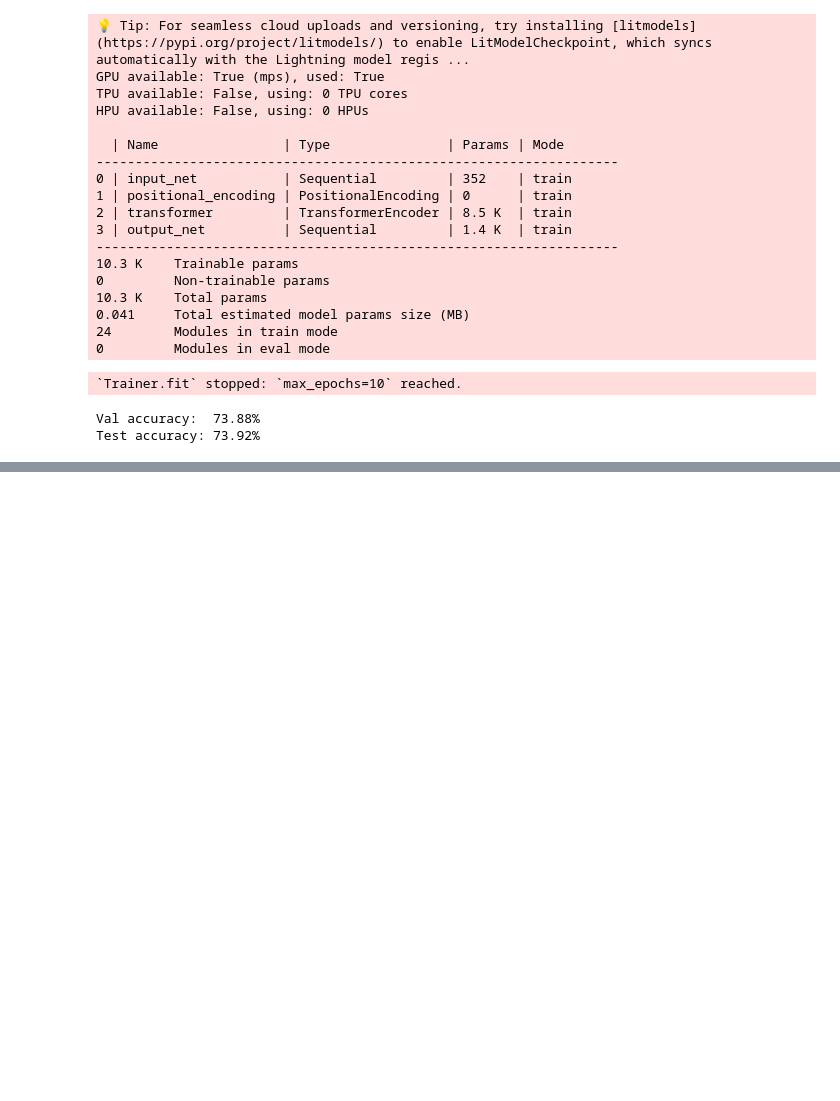
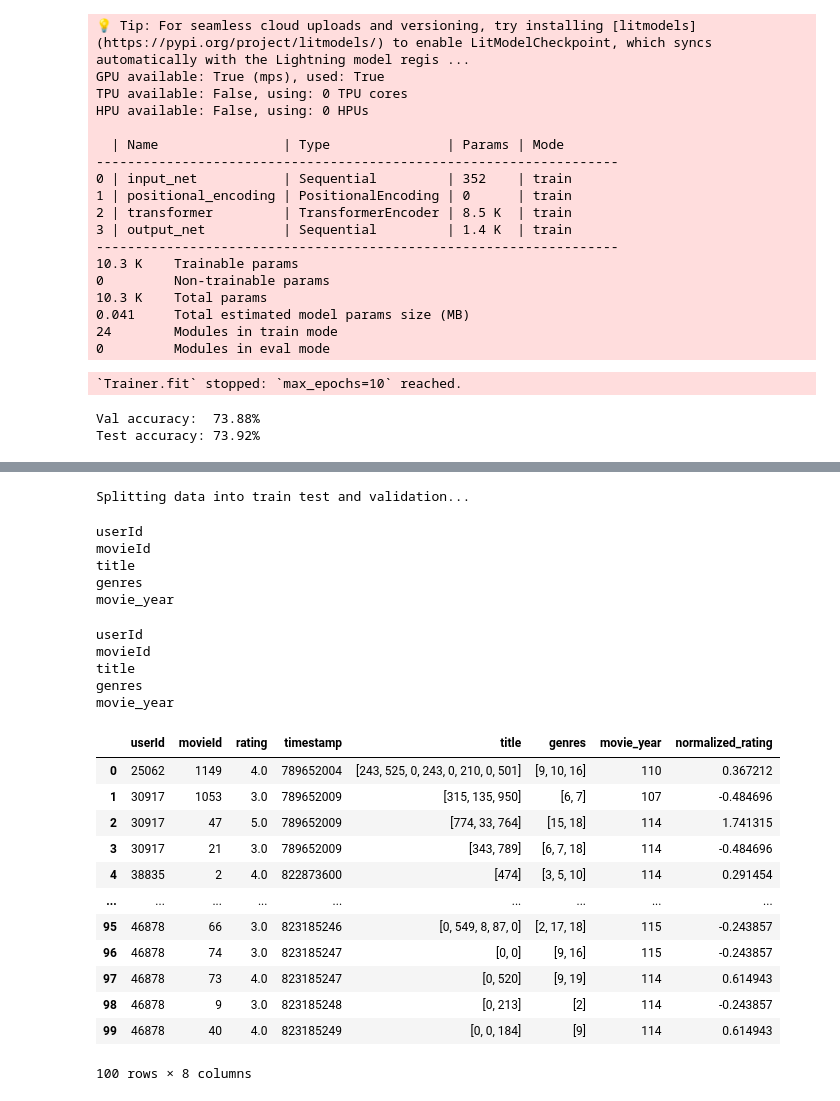
Before and after one commit to funktor/recsys, a Jupyter notebook: py-transformers.ipynb, the cells around one changed output, grey strips where cells are left out. Drawn from its saved outputs; the diff is of its cells as text; code cells hidden in the pictures; blank space fills up the shorter version.

```diff
--- a/py-transformers.ipynb
+++ b/py-transformers.ipynb
@@ -486,0 +574,4 @@ Test accuracy: 73.92%
+# %%
+df.drop(columns=["mean_user_rating", "std_user_rating"], inplace=True)
+# %%
+df.drop(columns=["rating"], inplace=True)
@@ -486,0 +594,27 @@ Test accuracy: 73.92%
+# %%
+def split_train_test(df:pd.DataFrame, min_rated=10, test_ratio=0.8, val_ratio=0.8):
+    print("Splitting data into train test and validation...")
+    # Split data into training, testing and validation
+    df = df.sort_values(by='timestamp')
+    df2 = df[["userId", "movieId"]].groupby(by=["userId"]).agg(list).reset_index()
+
+    # Filter all user_ids who have rated more than 'min_rated' movies
+    df2 = df2[df2.movieId.apply(len) > min_rated]
+    df = df.merge(df2, on=["userId"], how="inner", suffixes=("", "_right"))
+    df.drop(columns=['movieId_right'], inplace=True)
+
+    n = df.shape[0]
+    m = int(test_ratio*n)
+
+    df_train_val = df[:m]
+    df_test = df[m:]
+
+    k = int(val_ratio*m)
+    df_train = df_train_val[:k]
+    df_val = df_train_val[k:]
+
+    return df_train, df_val, df_test
+# %%
+df_train, df_val, df_test = split_train_test(df, min_rated=5)
+# %% [output]
+Splitting data into train test and validation...
@@ -486,0 +654,14 @@ Test accuracy: 73.92%
+# %%
+vocabulary = {}
+max_vocab_size = {'userId':1e100, 'movieId':1e100, 'title':1e6, 'genres':100, 'movie_year':1e100}
+
+for col in ['userId', 'movieId', 'title', 'genres', 'movie_year']:
+    print(col)
+    df_train[col], v = categorical_encoding(df_train, col, max_vocab_size[col])
+    vocabulary[col] = v
+# %% [output]
+userId
+movieId
+title
+genres
+movie_year
@@ -486,0 +681,35 @@ Test accuracy: 73.92%
+# %%
+df_test = df_test.reset_index()
+for i in range(len(df_test)):
+    for col in ['userId', 'movieId', 'title', 'genres', 'movie_year']:
+        v = df_test.loc[i, col]
+        u = []
+        if isinstance(v, list):
+            for x in v:
+                u += [vocabulary[col][x]] if x in vocabulary[col] else [0]
+        else:
+            u += [vocabulary[col][v]] if v in vocabulary[col] else [0]
+
+        df_test.at[i, col] = u
+# %% [output]
+userId
+movieId
+title
+genres
+movie_year
+# %%
+df_train[:100]
+# %% [output]
+|  | userId | movieId | rating | timestamp | title | genres | movie_year | normalized_rating |
+| 0 | 25062 | 1149 | 4.0 | 789652004 | [243, 525, 0, 243, 0, 210, 0, 501] | [9, 10, 16] | 110 | 0.367212 |
+| 1 | 30917 | 1053 | 3.0 | 789652009 | [315, 135, 950] | [6, 7] | 107 | -0.484696 |
+| 2 | 30917 | 47 | 5.0 | 789652009 | [774, 33, 764] | [15, 18] | 114 | 1.741315 |
+| 3 | 30917 | 21 | 3.0 | 789652009 | [343, 789] | [6, 7, 18] | 114 | -0.484696 |
+| 4 | 38835 | 2 | 4.0 | 822873600 | [474] | [3, 5, 10] | 114 | 0.291454 |
+| ... | ... | ... | ... | ... | ... | ... | ... | ... |
+| 95 | 46878 | 66 | 3.0 | 823185246 | [0, 549, 8, 87, 0] | [2, 17, 18] | 115 | -0.243857 |
+| 96 | 46878 | 74 | 3.0 | 823185247 | [0, 0] | [9, 16] | 115 | -0.243857 |
+| 97 | 46878 | 73 | 4.0 | 823185247 | [0, 520] | [9, 19] | 114 | 0.614943 |
+| 98 | 46878 | 9 | 3.0 | 823185248 | [0, 213] | [2] | 114 | -0.243857 |
+| 99 | 46878 | 40 | 4.0 | 823185249 | [0, 0, 184] | [9] | 114 | 0.614943 |
+100 rows × 8 columns
```
Also changed, not shown: parts of 17 cells of this notebook, 1 other file.
